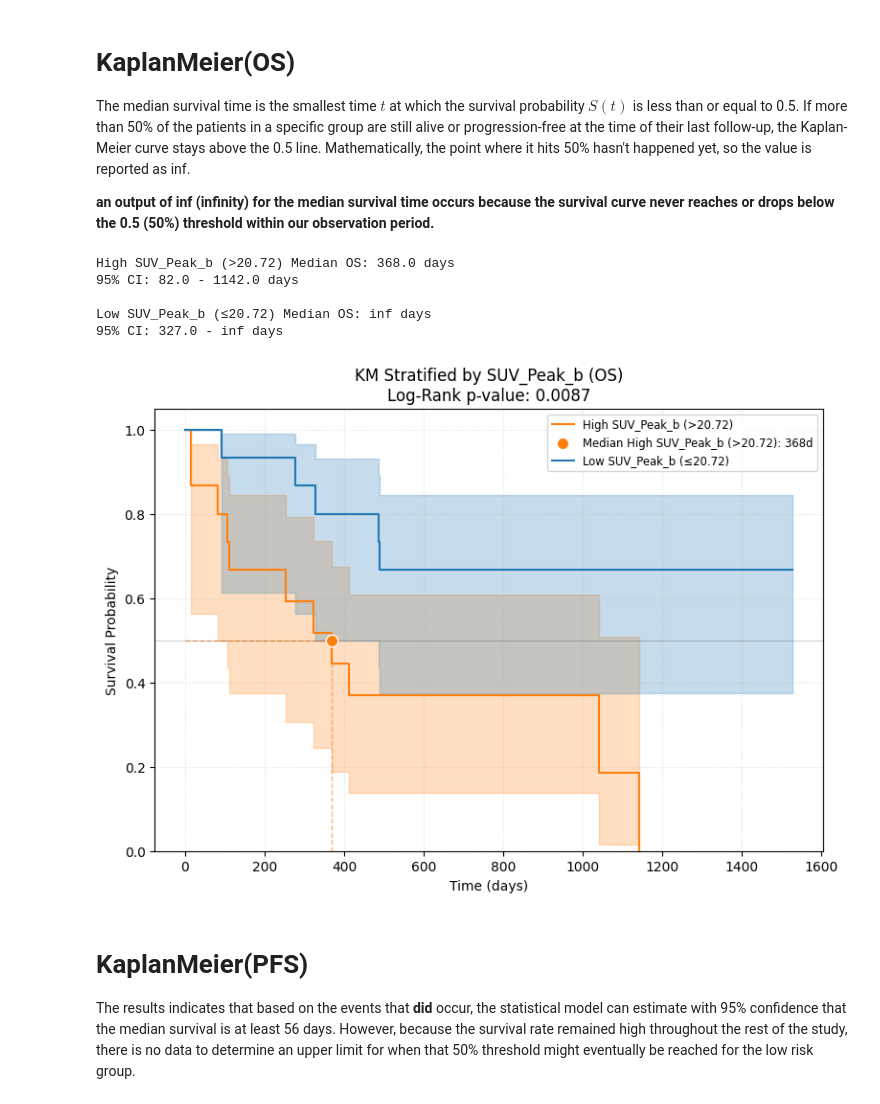
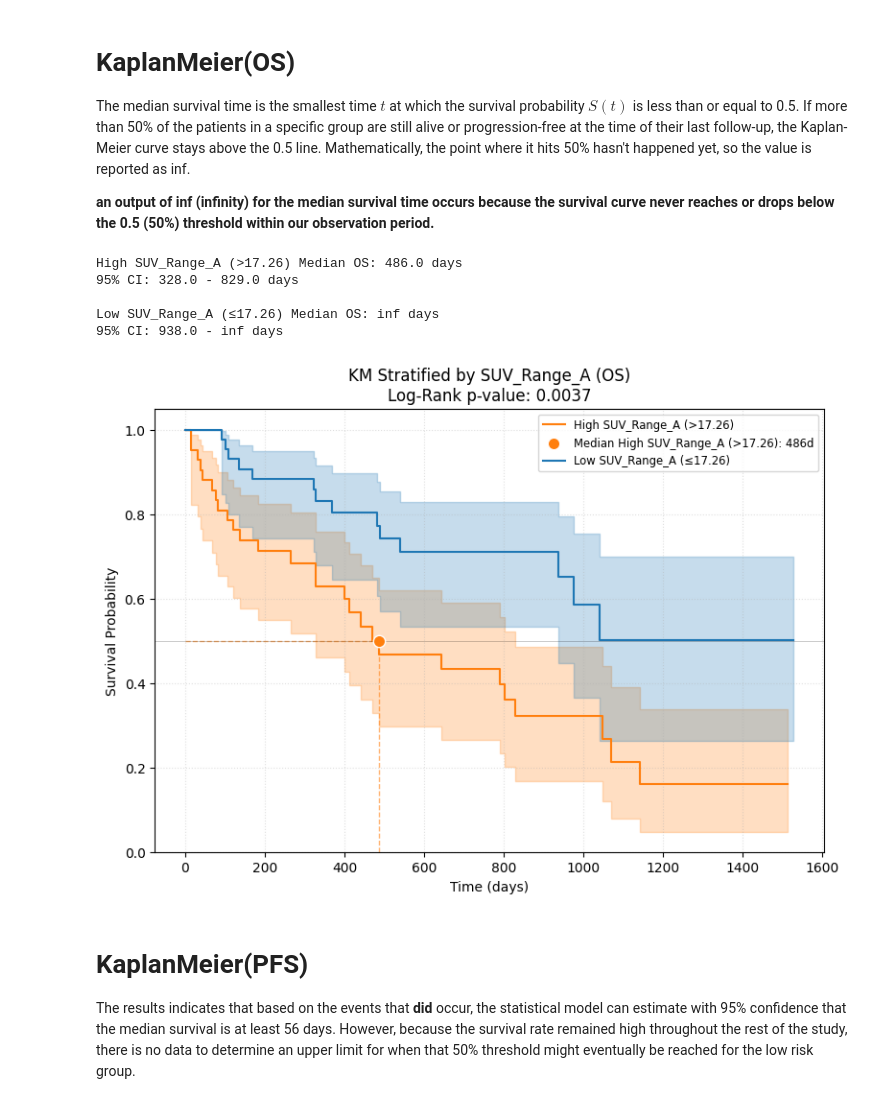
Before and after one commit to Mahsa-Zf/thesis_code, a Jupyter notebook: suvival_analysis/cox_kaplan_analysis.ipynb, the cells around one changed output. Cells and saved outputs as stored; diff of their text form; code cells hidden in the pictures.

```diff
--- a/suvival_analysis/cox_kaplan_analysis.ipynb
+++ b/suvival_analysis/cox_kaplan_analysis.ipynb
@@ -146,8 +146,8 @@ End Date: surv_date (Date of last follow-up or death)
 # Calculate the Time-to-Event (T) in days
 # This is the time from infusion until the event (or censoring)
 # This would be analyzing for the overall survival (OS)
-clinic_data_cleaned['T'] = (
-    clinic_data_cleaned['surv_date'] - clinic_data_cleaned['tr_car_inf_date']
+os_targets['T'] = (
+    os_targets['surv_date'] - os_targets['tr_car_inf_date']
 ).dt.days
 # %% [markdown]
 ## Define the Event Indicator for Overall Survival (OS)
@@ -156,7 +156,8 @@ We need a binary variable (Event, or $E$) that indicates if the event of interes
 # %%
 # in the dataset, it's the opposite of what we want: 1 means event occurred (death), 0 means censored (alive)
 # so we need to invert it
-clinic_data_cleaned['surv_status'] = 1 - clinic_data_cleaned['surv_status']
+os_targets['surv_status'] = os_targets['surv_status'].astype(int)
+os_targets['surv_status'] = 1 - os_targets['surv_status']
 # %%
 # rename surv_status to E for event
-clinic_data_cleaned.rename(columns={'surv_status': 'E'}, inplace=True)
+os_targets.rename(columns={'surv_status': 'E'}, inplace=True)
@@ -185 +164,4 @@ modelling_data_os.shape
+# %%
+import pandas as pd
+patients_os = pd.concat([patients, os_targets[['E','T']]], axis=1)
 # %%
@@ -483,15 +411,15 @@ The median survival time is the smallest time $t$ at which the survival probabil
 # %%
 # Using the top HR feature from the univariate analysis to see stratified KM plots
 
 # For Overall Survival (OS)
-plot_stratified_km(modelling_data_os, 'T', 'E', 'SUV_Peak_b', "OS")
+plot_stratified_km(patients_os, 'T', 'E', 'SUV_Range_A', "OS")
 # %% [output]
-High SUV_Peak_b (>20.72) Median OS: 368.0 days
-95% CI: 82.0 - 1142.0 days
+High SUV_Range_A (>17.26) Median OS: 486.0 days
+95% CI: 328.0 - 829.0 days
 
-Low SUV_Peak_b (≤20.72) Median OS: inf days
-95% CI: 327.0 - inf days
+Low SUV_Range_A (≤17.26) Median OS: inf days
+95% CI: 938.0 - inf days
-[figure, old version]
+[figure, new version]
 # %% [markdown]
 # KaplanMeier(PFS)
 
```
Also changed, not shown: parts of 35 cells of this notebook, 1 other file.
